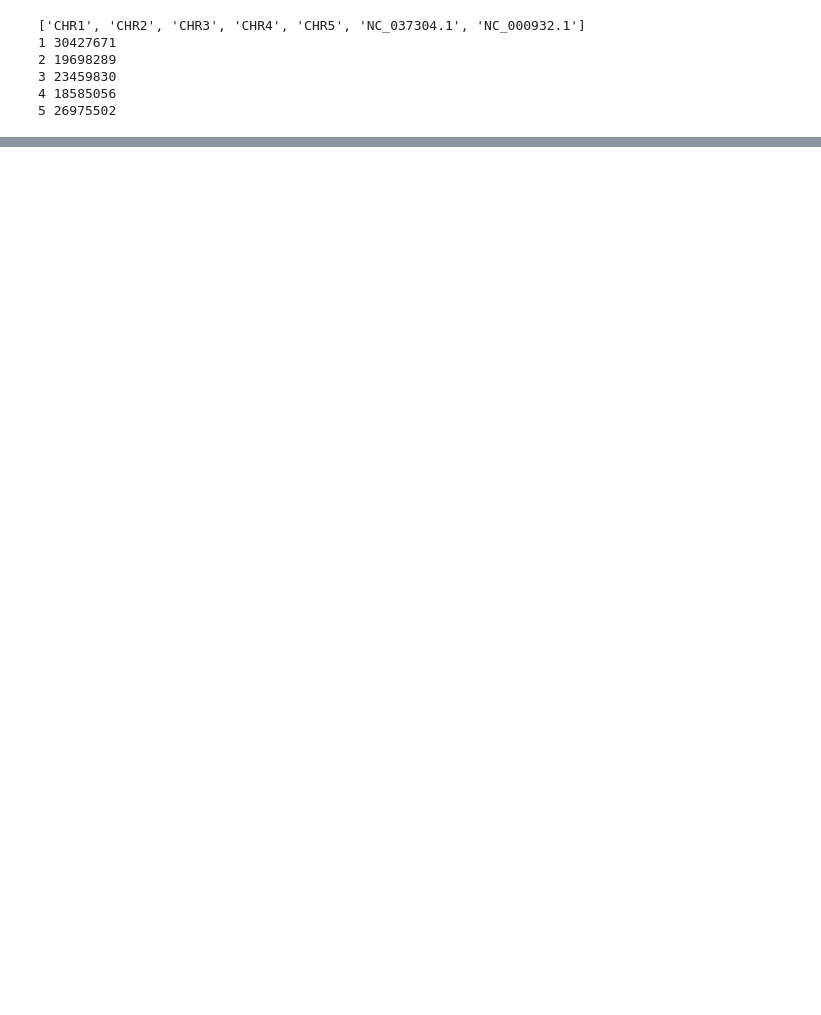
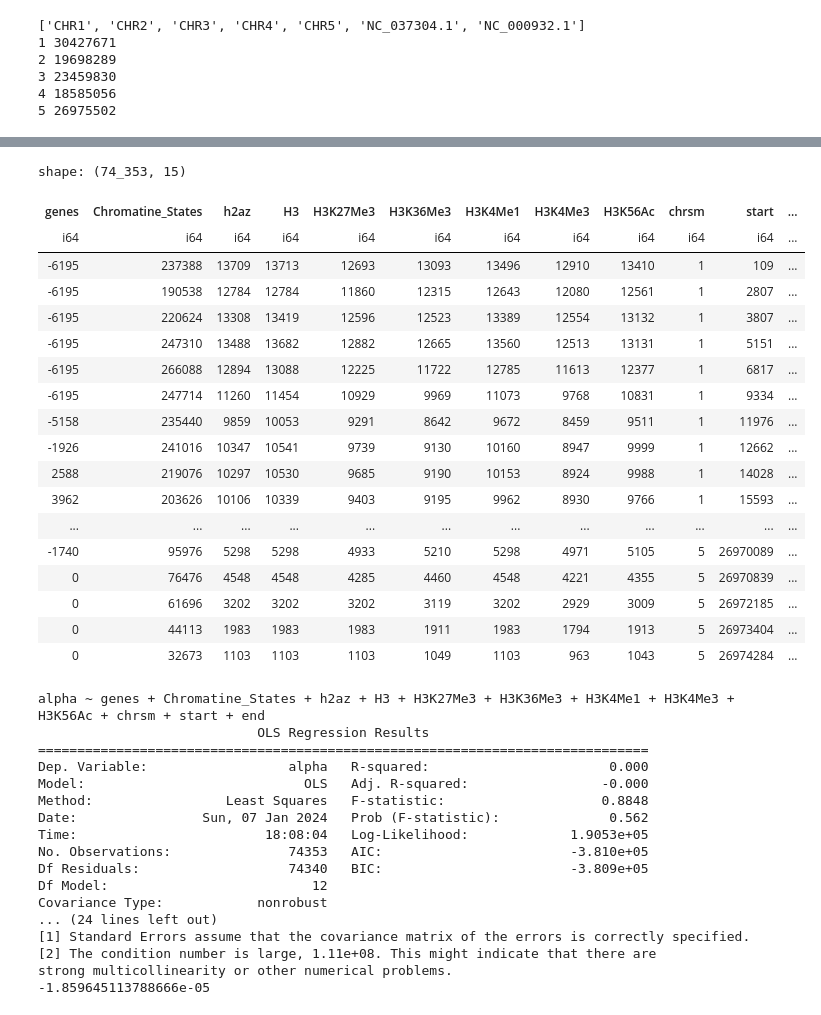
Before and after one commit to constantingoeldel/epimutation_model, a Jupyter notebook: labels.ipynb, the cells around one changed output, grey strips where cells are left out. Cells and saved outputs as stored; diff of their text form; code cells hidden in the pictures; blank space fills up the shorter version.

```diff
--- a/labels.ipynb
+++ b/labels.ipynb
@@ -139,0 +293,61 @@ for (chrsm, labels) in labels_by_chrms.items():
+# %%
+from statsmodels.formula.api import ols
+
+d = agg_data.drop(["sequence", "slice"]).filter((pl.col("alpha") > 0))
+# rename Chromatine States to Chromatine_States
+d = d.rename({"Chromatine States": "Chromatine_States"})
+display(d)
+
+
+alpha_formula = "alpha ~ " + " + ".join([s for s in d.columns if s != "alpha" and s != "beta" and s != "std_st"])
+beta_formula = "beta ~ " + " + ".join([s for s in d.columns if s != "alpha" and s != "beta" and s != "std_st"])
+std_st_formula = "std_st ~ alpha + beta"
+print(alpha_formula)
+alpha_intragenic_model = ols(alpha_formula, d).fit()
+# beta_intragenic_model = ols(beta_formula, data).fit()
+# std_st_intragenic_model = ols(std_st_formula, data).fit()
+
+print(alpha_intragenic_model.summary())
+# print(beta_intragenic_model.summary())
+# print(std_st_intragenic_model.summary())
+
+print(alpha_intragenic_model.rsquared_adj)
+# print(beta_intragenic_model.rsquared_adj)
+# print(std_st_intragenic_model.rsquared_adj)
+# %% [output]
+shape: (74_353, 15)
+| genes | Chromatine_States | h2az | H3 | H3K27Me3 | H3K36Me3 | H3K4Me1 | H3K4Me3 | H3K56Ac | chrsm | start | ... |
+| i64 | i64 | i64 | i64 | i64 | i64 | i64 | i64 | i64 | i64 | i64 | ... |
+| -6195 | 237388 | 13709 | 13713 | 12693 | 13093 | 13496 | 12910 | 13410 | 1 | 109 | ... |
+| -6195 | 190538 | 12784 | 12784 | 11860 | 12315 | 12643 | 12080 | 12561 | 1 | 2807 | ... |
+| -6195 | 220624 | 13308 | 13419 | 12596 | 12523 | 13389 | 12554 | 13132 | 1 | 3807 | ... |
+| -6195 | 247310 | 13488 | 13682 | 12882 | 12665 | 13560 | 12513 | 13131 | 1 | 5151 | ... |
+| -6195 | 266088 | 12894 | 13088 | 12225 | 11722 | 12785 | 11613 | 12377 | 1 | 6817 | ... |
+| -6195 | 247714 | 11260 | 11454 | 10929 | 9969 | 11073 | 9768 | 10831 | 1 | 9334 | ... |
+| -5158 | 235440 | 9859 | 10053 | 9291 | 8642 | 9672 | 8459 | 9511 | 1 | 11976 | ... |
+| -1926 | 241016 | 10347 | 10541 | 9739 | 9130 | 10160 | 8947 | 9999 | 1 | 12662 | ... |
+| 2588 | 219076 | 10297 | 10530 | 9685 | 9190 | 10153 | 8924 | 9988 | 1 | 14028 | ... |
+| 3962 | 203626 | 10106 | 10339 | 9403 | 9195 | 9962 | 8930 | 9766 | 1 | 15593 | ... |
+| ... | ... | ... | ... | ... | ... | ... | ... | ... | ... | ... | ... |
+| -1740 | 95976 | 5298 | 5298 | 4933 | 5210 | 5298 | 4971 | 5105 | 5 | 26970089 | ... |
+| 0 | 76476 | 4548 | 4548 | 4285 | 4460 | 4548 | 4221 | 4355 | 5 | 26970839 | ... |
+| 0 | 61696 | 3202 | 3202 | 3202 | 3119 | 3202 | 2929 | 3009 | 5 | 26972185 | ... |
+| 0 | 44113 | 1983 | 1983 | 1983 | 1911 | 1983 | 1794 | 1913 | 5 | 26973404 | ... |
+| 0 | 32673 | 1103 | 1103 | 1103 | 1049 | 1103 | 963 | 1043 | 5 | 26974284 | ... |
+alpha ~ genes + Chromatine_States + h2az + H3 + H3K27Me3 + H3K36Me3 + H3K4Me1 + H3K4Me3 + H3K56Ac + chrsm + start + end
+                            OLS Regression Results
+==============================================================================
+Dep. Variable:                  alpha   R-squared:                       0.000
+Model:                            OLS   Adj. R-squared:                 -0.000
+Method:                 Least Squares   F-statistic:                    0.8848
+Date:                Sun, 07 Jan 2024   Prob (F-statistic):              0.562
+Time:                        18:08:04   Log-Likelihood:             1.9053e+05
+No. Observations:               74353   AIC:                        -3.810e+05
+Df Residuals:                   74340   BIC:                        -3.809e+05
+Df Model:                          12
+Covariance Type:            nonrobust
+... (24 lines left out)
+[1] Standard Errors assume that the covariance matrix of the errors is correctly specified.
+[2] The condition number is large, 1.11e+08. This might indicate that there are
+strong multicollinearity or other numerical problems.
+-1.859645113788666e-05
```
Also changed, not shown: parts of 8 cells of this notebook, 3 other files.
